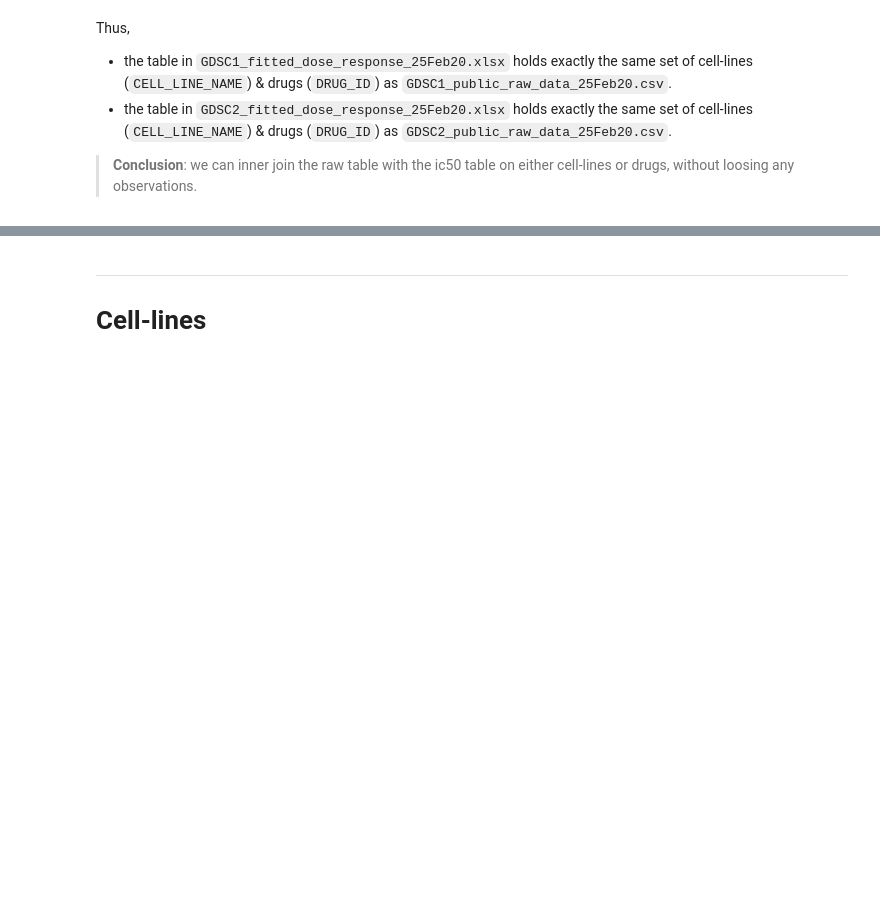
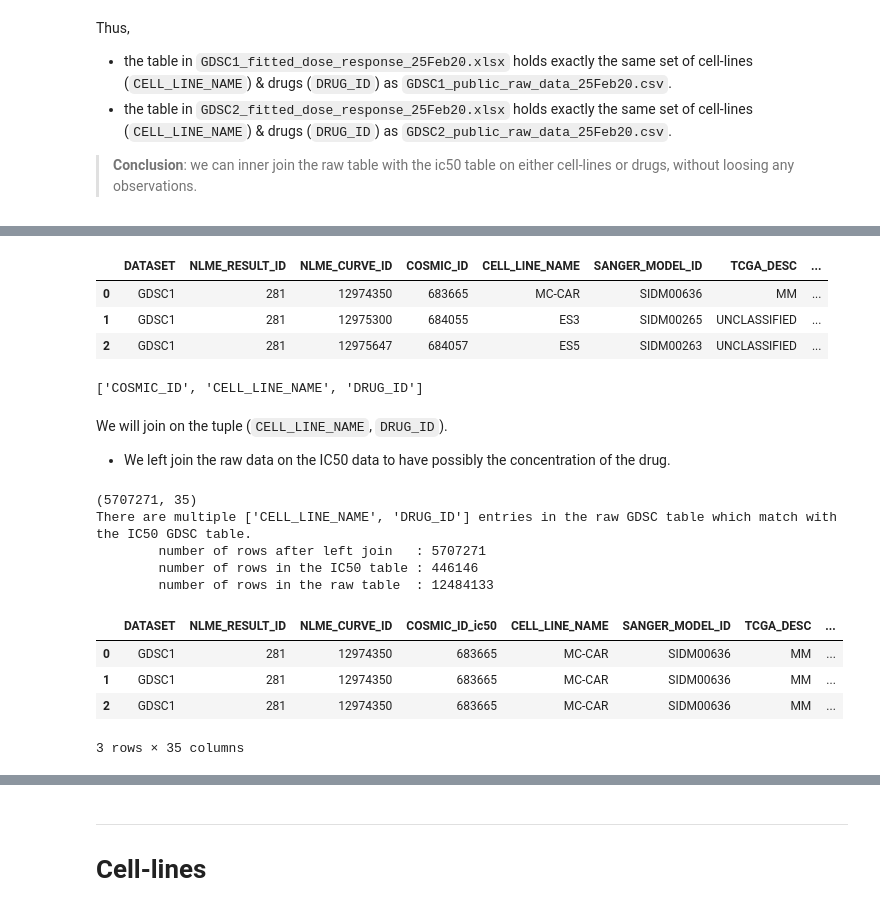
Before and after one commit to PeeteKeesel/gnn-for-drug-response-prediction, a Jupyter notebook: 02_GDSC_playground.ipynb, the cells around one changed output, grey strips where cells are left out. Saved outputs shown, nothing was run; the diff lists cells and outputs as text; code cells hidden in the pictures; blank space fills up the shorter version.

```diff
--- a/02_GDSC_playground.ipynb
+++ b/02_GDSC_playground.ipynb
@@ -169,6 +169,6 @@ for col in columns:
             Thus, 47 DRUG_ID's are contained in both databases (since the full join is 565).
 # %%
 # Join both datasets for analysis purposes.
-gdsc_join = pd.concat([gdsc1_ic50s, gdsc2_ic50s], ignore_index=True)
-assert gdsc_join[gdsc_join.index.duplicated()].shape[0] == 0
-assert gdsc_join.shape[0] == gdsc1_ic50s.shape[0] + gdsc2_ic50s.shape[0]
+gdsc_ic50s_join = pd.concat([gdsc1_ic50s, gdsc2_ic50s], ignore_index=True)
+assert gdsc_ic50s_join[gdsc_ic50s_join.index.duplicated()].shape[0] == 0
+assert gdsc_ic50s_join.shape[0] == gdsc1_ic50s.shape[0] + gdsc2_ic50s.shape[0]
@@ -530,0 +577,44 @@ Thus,
+# %%
+# IC50s table, from GDSC{1,2}_fitted_dose_response_25Feb20.xlsx
+gdsc_ic50s_join.head(3)
+# %% [output]
+|  | DATASET | NLME_RESULT_ID | NLME_CURVE_ID | COSMIC_ID | CELL_LINE_NAME | SANGER_MODEL_ID | TCGA_DESC | ... |
+| 0 | GDSC1 | 281 | 12974350 | 683665 | MC-CAR | SIDM00636 | MM | ... |
+| 1 | GDSC1 | 281 | 12975300 | 684055 | ES3 | SIDM00265 | UNCLASSIFIED | ... |
+| 2 | GDSC1 | 281 | 12975647 | 684057 | ES5 | SIDM00263 | UNCLASSIFIED | ... |
+# %%
+# Check for columns which are in both tables. We could join on these columns.
+list(set(gdsc_raw_join.columns) - (set(gdsc_raw_join.columns) - set(gdsc_ic50s_join.columns)))
+# %% [output]
+['COSMIC_ID', 'CELL_LINE_NAME', 'DRUG_ID']
+# %% [markdown]
+We will join on the tuple (`CELL_LINE_NAME`, `DRUG_ID`).
+- We left join the raw data on the IC50 data to have possibly the concentration of the drug.
+# %%
+cols_to_join_on = ['CELL_LINE_NAME', 'DRUG_ID']
+gdsc_ic50_raw_join = gdsc_ic50s_join.merge(gdsc_raw_join,
+                                           on=cols_to_join_on,
+                                           how='left',
+                                           suffixes=['_ic50', '_raw'])
+print(gdsc_ic50_raw_join.shape)
+
+if gdsc_ic50_raw_join.shape[0] > gdsc_ic50s_join.shape[0]:
+    print(f"""There are multiple {cols_to_join_on} entries in the raw GDSC table which match with the IC50 GDSC table.
+        number of rows after left join   : {gdsc_ic50_raw_join.shape[0]}
+        number of rows in the IC50 table : {gdsc_ic50s_join.shape[0]}
+        number of rows in the raw table  : {gdsc_raw_join.shape[0]}
+    """)
+# %% [output]
+(5707271, 35)
+There are multiple ['CELL_LINE_NAME', 'DRUG_ID'] entries in the raw GDSC table which match with the IC50 GDSC table.
+        number of rows after left join   : 5707271
+        number of rows in the IC50 table : 446146
+        number of rows in the raw table  : 12484133
+# %%
+gdsc_ic50_raw_join.head(3)
+# %% [output]
+|  | DATASET | NLME_RESULT_ID | NLME_CURVE_ID | COSMIC_ID_ic50 | CELL_LINE_NAME | SANGER_MODEL_ID | TCGA_DESC | ... |
+| 0 | GDSC1 | 281 | 12974350 | 683665 | MC-CAR | SIDM00636 | MM | ... |
+| 1 | GDSC1 | 281 | 12974350 | 683665 | MC-CAR | SIDM00636 | MM | ... |
+| 2 | GDSC1 | 281 | 12974350 | 683665 | MC-CAR | SIDM00636 | MM | ... |
+3 rows × 35 columns
```
Also changed, not shown: parts of 24 cells of this notebook, 5 other files.
